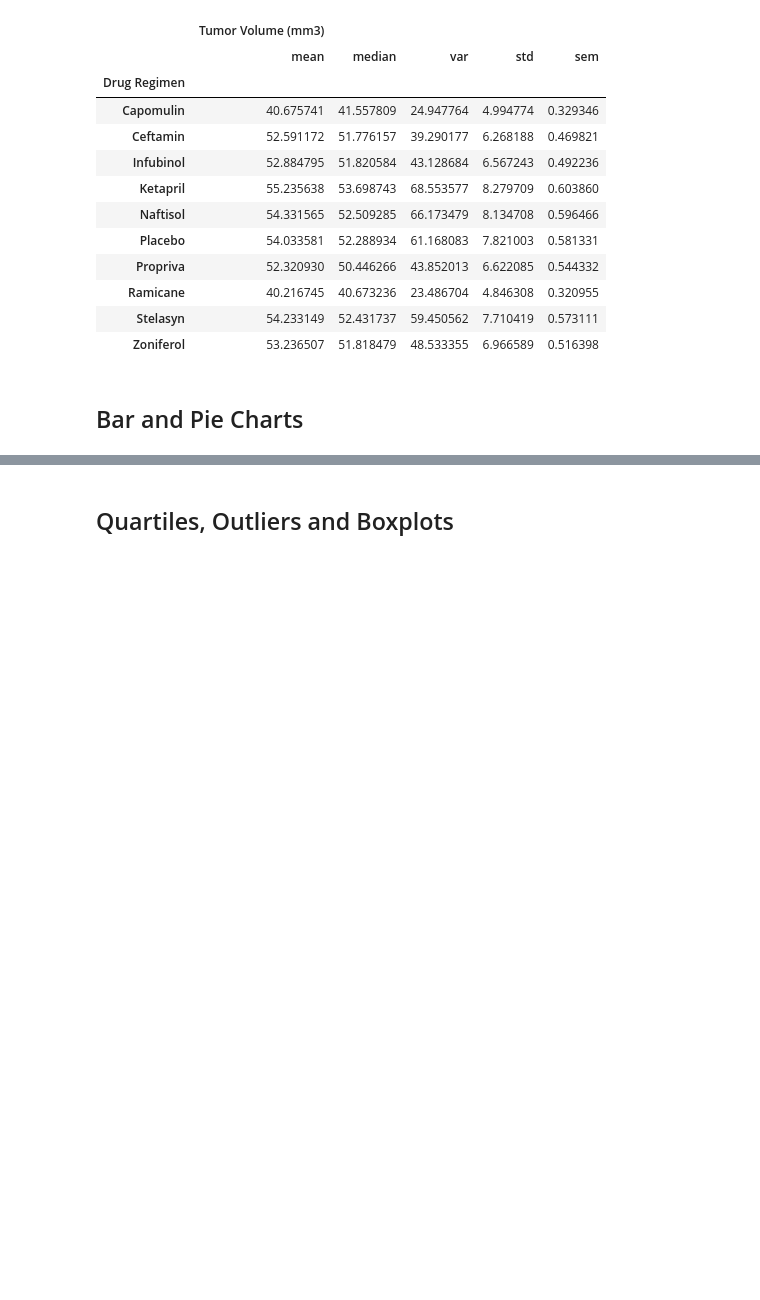
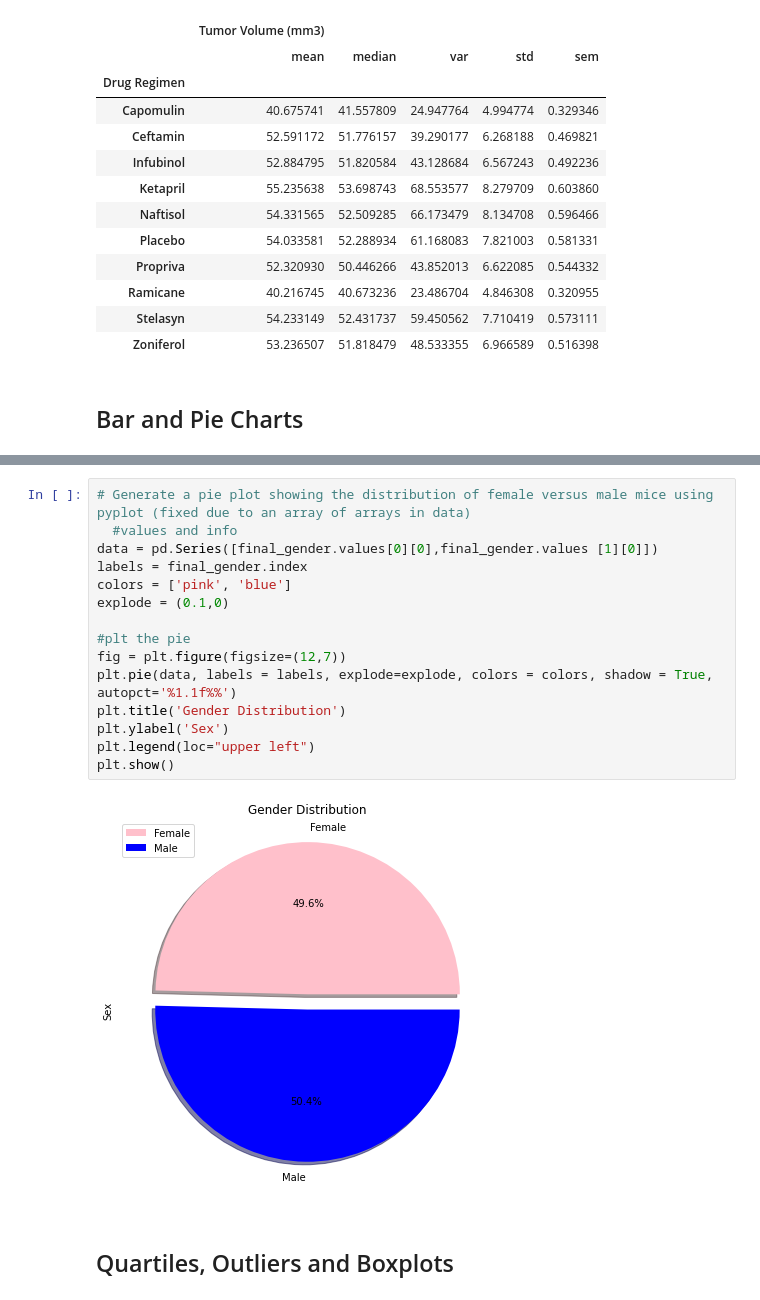
Before and after one commit to mandie021/Pymaceuticals, a Jupyter notebook: pymaceuticals_starter.ipynb, the cells around one changed output, grey strips where cells are left out. Drawn from its saved outputs; the diff is of its cells as text; blank space fills up the shorter version.

```diff
--- a/pymaceuticals_starter.ipynb
+++ b/pymaceuticals_starter.ipynb
@@ -173,3 +199,20 @@ Name: Timepoint, dtype: int64
+# %%
+# Generate a pie plot showing the distribution of female versus male mice using pyplot (fixed due to an array of arrays in data)
+  #values and info
+data = pd.Series([final_gender.values[0][0],final_gender.values [1][0]])
+labels = final_gender.index
+colors = ['pink', 'blue']
+explode = (0.1,0)
+
+#plt the pie
+fig = plt.figure(figsize=(12,7))
+plt.pie(data, labels = labels, explode=explode, colors = colors, shadow = True, autopct='%1.1f%%')
+plt.title('Gender Distribution')
+plt.ylabel('Sex')
+plt.legend(loc="upper left")
+plt.show()
+# %% [output]
+[figure, added]
 # %% [markdown]
 ## Quartiles, Outliers and Boxplots
 # %%
```
Also changed, not shown: parts of 7 cells of this notebook.
